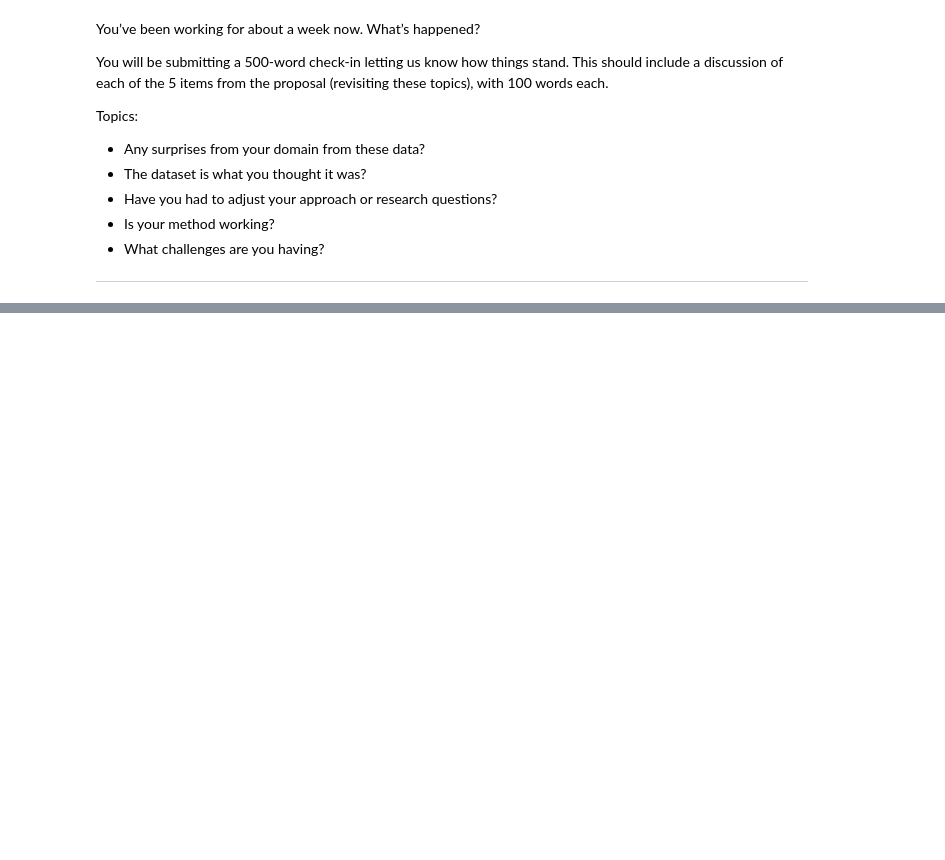
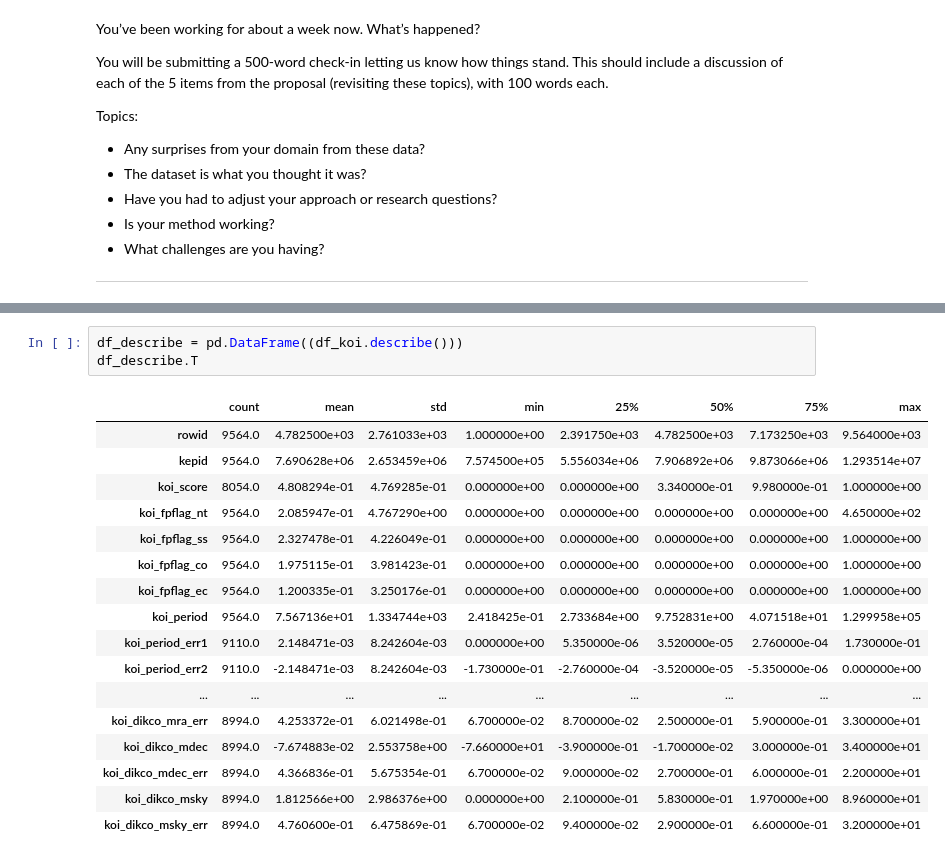
Before and after one commit to dkinneyBU/DSC680, a Jupyter notebook: Predicting Exoplanets/Predicting_Exoplanets.ipynb, the cells around one changed output, grey strips where cells are left out. Cells and saved outputs as stored; diff of their text form; blank space fills up the shorter version.

```diff
--- a/Predicting Exoplanets/Predicting_Exoplanets.ipynb
+++ b/Predicting Exoplanets/Predicting_Exoplanets.ipynb
@@ -22,0 +66,21 @@ Topics:
+# %%
+df_describe = pd.DataFrame((df_koi.describe()))
+df_describe.T
+# %% [output]
+|  | count | mean | std | min | 25% | 50% | 75% | max |
+| rowid | 9564.0 | 4.782500e+03 | 2.761033e+03 | 1.000000e+00 | 2.391750e+03 | 4.782500e+03 | 7.173250e+03 | 9.564000e+03 |
+| kepid | 9564.0 | 7.690628e+06 | 2.653459e+06 | 7.574500e+05 | 5.556034e+06 | 7.906892e+06 | 9.873066e+06 | 1.293514e+07 |
+| koi_score | 8054.0 | 4.808294e-01 | 4.769285e-01 | 0.000000e+00 | 0.000000e+00 | 3.340000e-01 | 9.980000e-01 | 1.000000e+00 |
+| koi_fpflag_nt | 9564.0 | 2.085947e-01 | 4.767290e+00 | 0.000000e+00 | 0.000000e+00 | 0.000000e+00 | 0.000000e+00 | 4.650000e+02 |
+| koi_fpflag_ss | 9564.0 | 2.327478e-01 | 4.226049e-01 | 0.000000e+00 | 0.000000e+00 | 0.000000e+00 | 0.000000e+00 | 1.000000e+00 |
+| koi_fpflag_co | 9564.0 | 1.975115e-01 | 3.981423e-01 | 0.000000e+00 | 0.000000e+00 | 0.000000e+00 | 0.000000e+00 | 1.000000e+00 |
+| koi_fpflag_ec | 9564.0 | 1.200335e-01 | 3.250176e-01 | 0.000000e+00 | 0.000000e+00 | 0.000000e+00 | 0.000000e+00 | 1.000000e+00 |
+| koi_period | 9564.0 | 7.567136e+01 | 1.334744e+03 | 2.418425e-01 | 2.733684e+00 | 9.752831e+00 | 4.071518e+01 | 1.299958e+05 |
+| koi_period_err1 | 9110.0 | 2.148471e-03 | 8.242604e-03 | 0.000000e+00 | 5.350000e-06 | 3.520000e-05 | 2.760000e-04 | 1.730000e-01 |
+| koi_period_err2 | 9110.0 | -2.148471e-03 | 8.242604e-03 | -1.730000e-01 | -2.760000e-04 | -3.520000e-05 | -5.350000e-06 | 0.000000e+00 |
+| ... | ... | ... | ... | ... | ... | ... | ... | ... |
+| koi_dikco_mra_err | 8994.0 | 4.253372e-01 | 6.021498e-01 | 6.700000e-02 | 8.700000e-02 | 2.500000e-01 | 5.900000e-01 | 3.300000e+01 |
+| koi_dikco_mdec | 8994.0 | -7.674883e-02 | 2.553758e+00 | -7.660000e+01 | -3.900000e-01 | -1.700000e-02 | 3.000000e-01 | 3.400000e+01 |
+| koi_dikco_mdec_err | 8994.0 | 4.366836e-01 | 5.675354e-01 | 6.700000e-02 | 9.000000e-02 | 2.700000e-01 | 6.000000e-01 | 2.200000e+01 |
+| koi_dikco_msky | 8994.0 | 1.812566e+00 | 2.986376e+00 | 0.000000e+00 | 2.100000e-01 | 5.830000e-01 | 1.970000e+00 | 8.960000e+01 |
+| koi_dikco_msky_err | 8994.0 | 4.760600e-01 | 6.475869e-01 | 6.700000e-02 | 9.400000e-02 | 2.900000e-01 | 6.600000e-01 | 3.200000e+01 |
```
Also changed, not shown: parts of 21 cells of this notebook.
